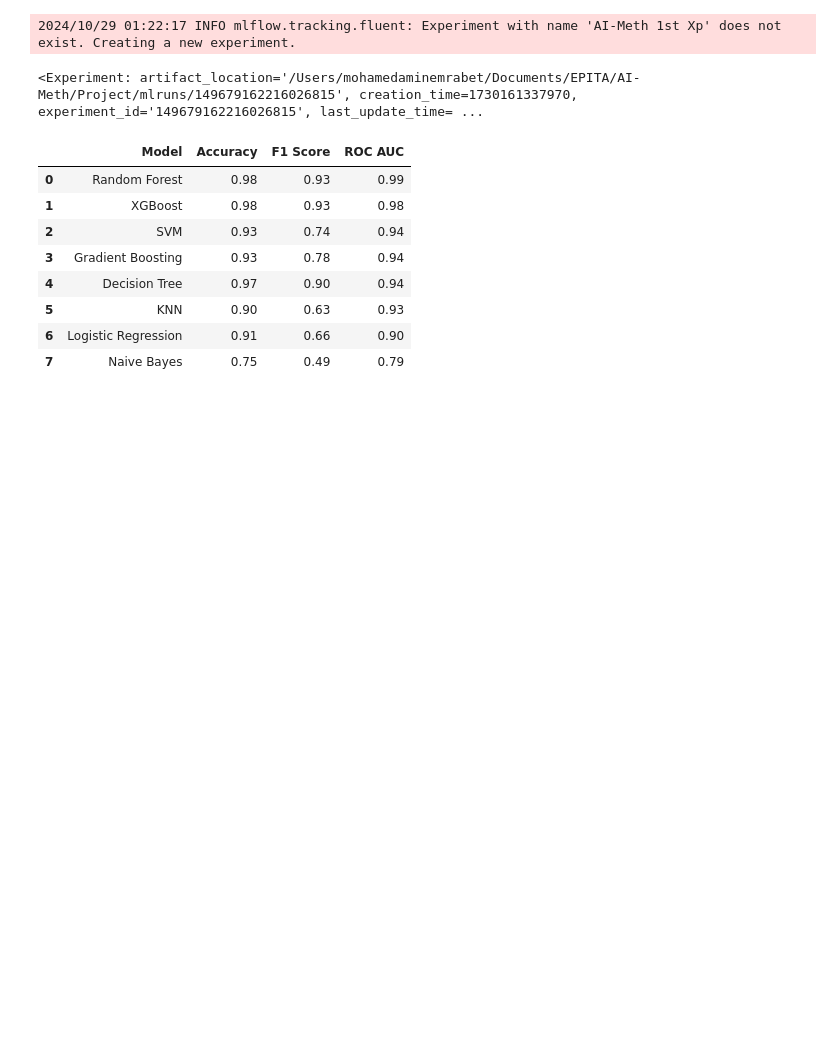
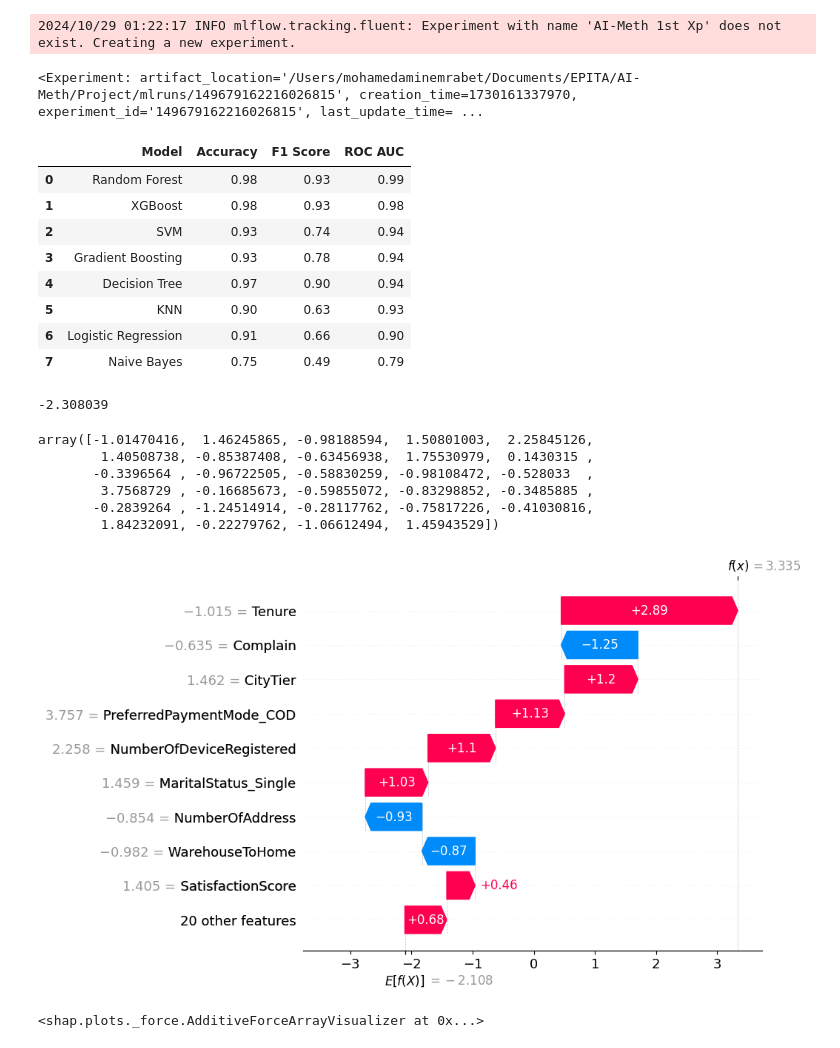
Before and after one commit to AmineMrabet12/AI-Meth, a Jupyter notebook: notebooks/data.ipynb, the cells around one changed output. Cells and saved outputs as stored; diff of their text form; code cells hidden in the pictures; blank space fills up the shorter version.

Commit message:
SHAP plots

```diff
--- a/notebooks/data.ipynb
+++ b/notebooks/data.ipynb
@@ -239,3 +239,35 @@ results_df
 | 5 | KNN | 0.90 | 0.63 | 0.93 |
 | 6 | Logistic Regression | 0.91 | 0.66 | 0.90 |
 | 7 | Naive Bayes | 0.75 | 0.49 | 0.79 |
+# %%
+import shap
+
+# Choose a model for interpretability, e.g., Random Forest
+chosen_model = models['XGBoost']
+explainer = shap.TreeExplainer(chosen_model)
+
+# Compute SHAP values for the test set
+shap_values = explainer.shap_values(X_test)
+# %%
+shap_values[1][0]
+# %% [output]
+-2.308039
+# %%
+X_test[0, :]
+# %% [output]
+array([-1.01470416,  1.46245865, -0.98188594,  1.50801003,  2.25845126,
+        1.40508738, -0.85387408, -0.63456938,  1.75530979,  0.1430315 ,
+       -0.3396564 , -0.96722505, -0.58830259, -0.98108472, -0.528033  ,
+        3.7568729 , -0.16685673, -0.59855072, -0.83298852, -0.3485885 ,
+       -0.2839264 , -1.24514914, -0.28117762, -0.75817226, -0.41030816,
+        1.84232091, -0.22279762, -1.06612494,  1.45943529])
+# %%
+# Waterfall plot for the first prediction in X_test
+shap.waterfall_plot(shap.Explanation(values=shap_values[0], base_values=explainer.expected_value, data=pd.DataFrame(X_test, columns=X.columns).iloc[0, :]))
+# %% [output]
+[figure, added]
+# %%
+# Force plot for the first 50 predictions
+shap.force_plot(explainer.expected_value, shap_values[:50], pd.DataFrame(X_test, columns=X.columns).iloc[:50])
+# %% [output]
+<shap.plots._force.AdditiveForceArrayVisualizer at 0x...>
```
Also changed, not shown: 5 other files.
